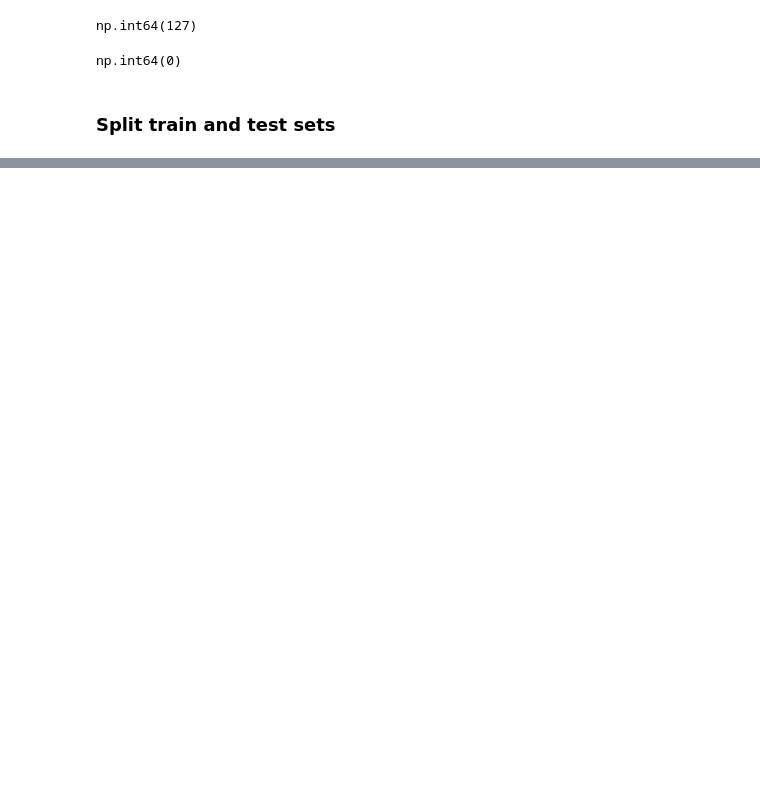
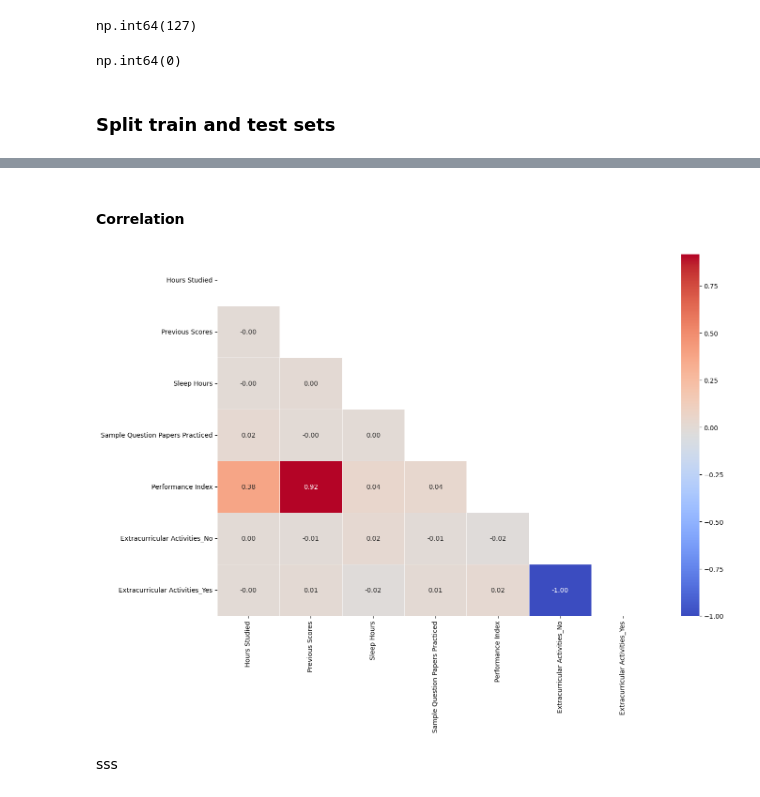
Before and after one commit to moodizone/machine_learning, a Jupyter notebook: notebooks/student-performance.ipynb, the cells around one changed output, grey strips where cells are left out. Saved outputs shown, nothing was run; the diff lists cells and outputs as text; code cells hidden in the pictures; blank space fills up the shorter version.

```diff
--- a/notebooks/student-performance.ipynb
+++ b/notebooks/student-performance.ipynb
@@ -78,0 +102,20 @@ plt.show()
+# %% [markdown]
+#### Correlation
+# %%
+correlation_matrix = train_data.corr()
+plt.figure(figsize=(15, 10))
+# mask upper triangle
+mask = np.triu(np.ones_like(correlation_matrix, dtype=bool))
+sns.heatmap(
+    correlation_matrix,
+    mask=mask,
+    annot=True,
+    cmap="coolwarm",
+    fmt=".2f",
+    linewidths="0.5",
+)
+plt.show()
+# %% [output]
+[figure, added]
+# %% [markdown]
+sss
```
Also changed, not shown: parts of 11 cells of this notebook.
